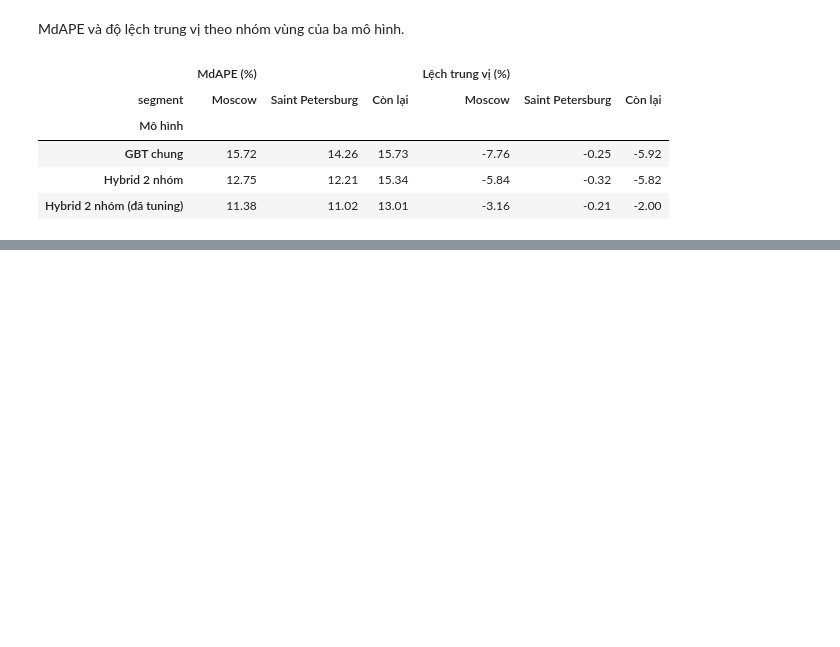
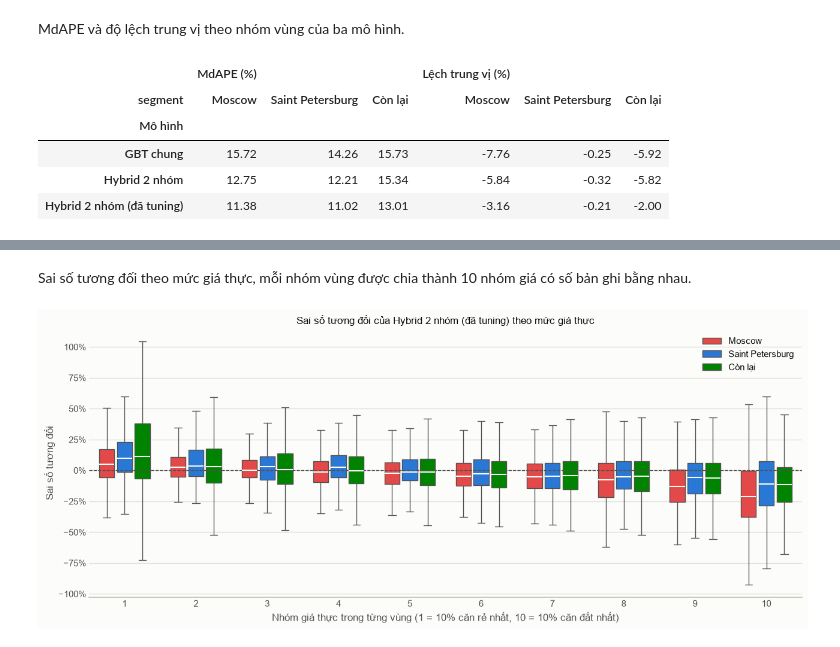
Before and after one commit to thiennguyen37-qn/Russian_Real_Estate, a Jupyter notebook: notebooks/04_modeling.ipynb, the cells around one changed output, grey strips where cells are left out. Drawn from its saved outputs; the diff is of its cells as text; code cells hidden in the pictures; blank space fills up the shorter version.

```diff
--- a/notebooks/04_modeling.ipynb
+++ b/notebooks/04_modeling.ipynb
@@ -352,0 +423,20 @@ segment_table(predictions)
+# %% [markdown]
+Sai số tương đối theo mức giá thực, mỗi nhóm vùng được chia thành 10 nhóm giá có số bản ghi bằng nhau.
+# %%
+viz["price_decile"] = viz.groupby("segment", observed=True)["price"].transform(lambda s: pd.qcut(s, 10, labels=False, duplicates="drop") + 1)
+fig, ax = plt.subplots(figsize=(13, 5.5))
+sns.boxplot(data=viz, x="price_decile", y="error_pct", hue="segment", hue_order=SEGMENTS, palette=SEG_COLORS, showfliers=False,
+            width=0.75, saturation=1, gap=0.15, linecolor="#52514e", linewidth=1, medianprops={"color": "#fcfcfb", "linewidth": 1.5}, ax=ax)
+ax.axhline(0, color="#52514e", linestyle="--", linewidth=1)
+ax.yaxis.set_major_formatter(PercentFormatter(decimals=0))
+ax.set(xlabel="Nhóm giá thực trong từng vùng (1 = 10% căn rẻ nhất, 10 = 10% căn đắt nhất)", ylabel="Sai số tương đối",
+       title=f"Sai số tương đối của {BEST} theo mức giá thực")
+sns.move_legend(ax, "upper right", title=None, frameon=False)
+ax.grid(axis="y", linewidth=1)
+ax.set_axisbelow(True)
+ax.tick_params(length=0)
+sns.despine(left=True)
+plt.tight_layout()
+plt.show()
+# %% [output]
+[figure, added]
```
Also changed, not shown: parts of 8 cells of this notebook.
